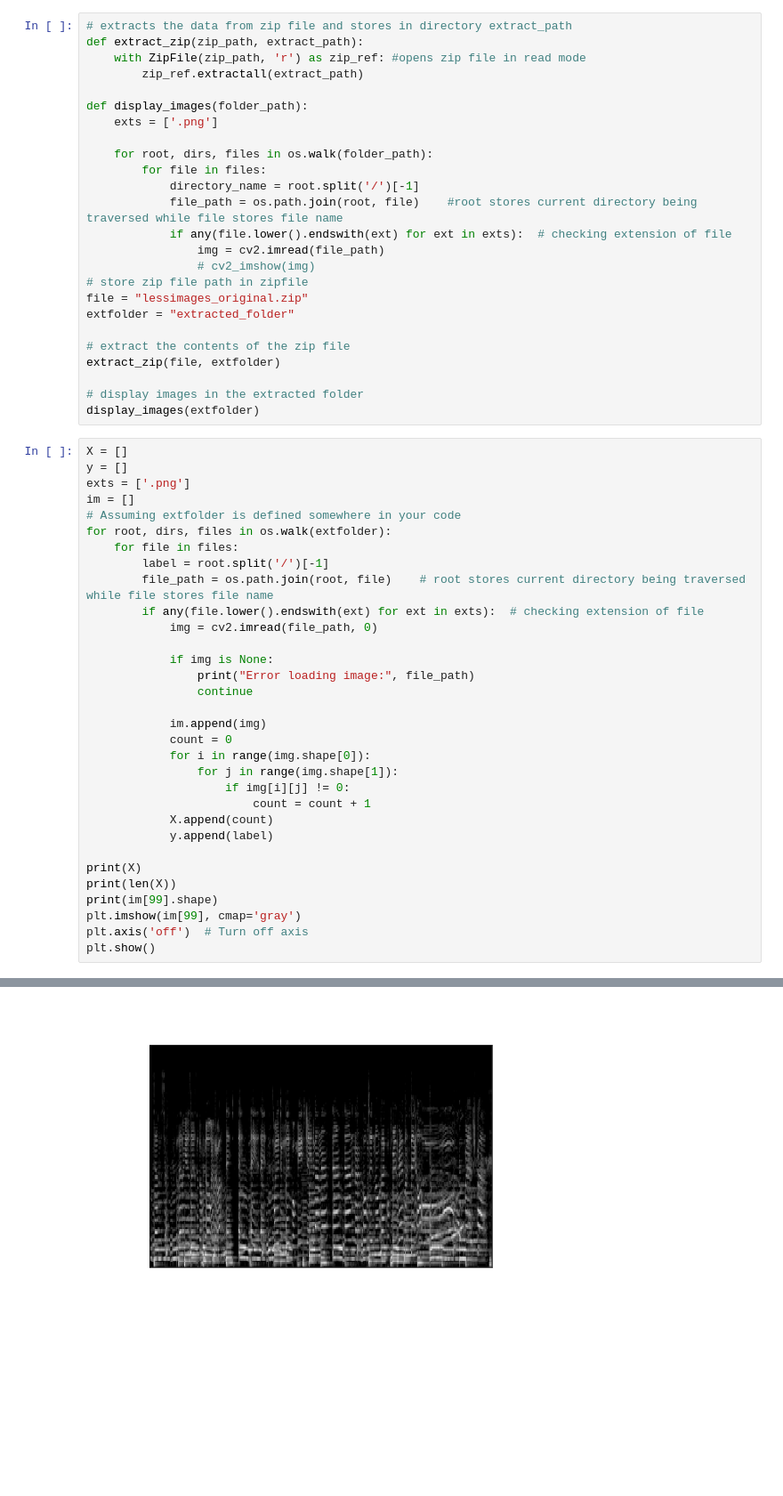
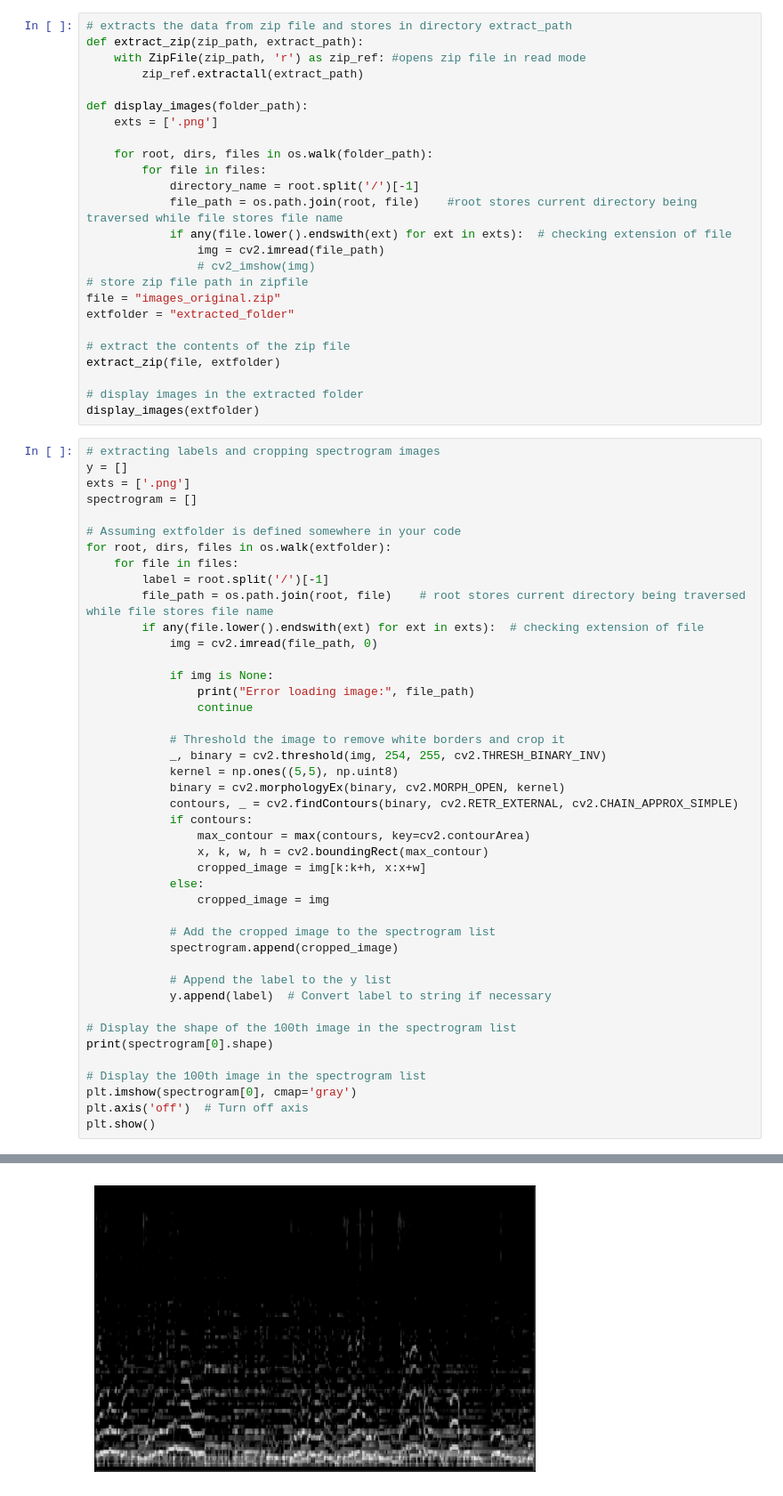
Before and after one commit to sanikanarmitwar/MusicGenreClassification, a Jupyter notebook: musicgenreIMAGE.ipynb, the cells around one changed output, grey strips where cells are left out. Shown at 89% size. Cells and saved outputs as stored; diff of their text form; blank space fills up the shorter version.

```diff
--- a/musicgenreIMAGE.ipynb
+++ b/musicgenreIMAGE.ipynb
@@ -35,7 +36,7 @@ def display_images(folder_path):
                 img = cv2.imread(file_path)
                 # cv2_imshow(img)
 # store zip file path in zipfile
-file = "lessimages_original.zip"
+file = "images_original.zip"
 extfolder = "extracted_folder"
 
 # extract the contents of the zip file
@@ -44,10 +45,11 @@ extract_zip(file, extfolder)
 # display images in the extracted folder
 display_images(extfolder)
 # %%
-X = []
+# extracting labels and cropping spectrogram images
 y = []
 exts = ['.png']
-im = []
+spectrogram = []
+
 # Assuming extfolder is defined somewhere in your code
 for root, dirs, files in os.walk(extfolder):
     for file in files:
@@ -60,19 +62,29 @@ for root, dirs, files in os.walk(extfolder):
                 print("Error loading image:", file_path)
                 continue
 
-            im.append(img)
-            count = 0
-            for i in range(img.shape[0]):
-                for j in range(img.shape[1]):
-                    if img[i][j] != 0:
-                        count = count + 1
-            X.append(count)
-            y.append(label)
+            # Threshold the image to remove white borders and crop it
+            _, binary = cv2.threshold(img, 254, 255, cv2.THRESH_BINARY_INV)
+            kernel = np.ones((5,5), np.uint8)
+            binary = cv2.morphologyEx(binary, cv2.MORPH_OPEN, kernel)
+            contours, _ = cv2.findContours(binary, cv2.RETR_EXTERNAL, cv2.CHAIN_APPROX_SIMPLE)
+            if contours:
+                max_contour = max(contours, key=cv2.contourArea)
+                x, k, w, h = cv2.boundingRect(max_contour)
+                cropped_image = img[k:k+h, x:x+w]
+            else:
+                cropped_image = img
 
-print(X)
-print(len(X))
-print(im[99].shape)
-plt.imshow(im[99], cmap='gray')
+            # Add the cropped image to the spectrogram list
+            spectrogram.append(cropped_image)
+
+            # Append the label to the y list
+            y.append(label)  # Convert label to string if necessary
+
+# Display the shape of the 100th image in the spectrogram list
+print(spectrogram[0].shape)
+
+# Display the 100th image in the spectrogram list
+plt.imshow(spectrogram[0], cmap='gray')
 plt.axis('off')  # Turn off axis
 plt.show()
 # %% [output]
@@ -82 +92 @@ plt.show()
-[figure, old version]
+[figure, new version]
```
Also changed, not shown: parts of 19 cells of this notebook.
